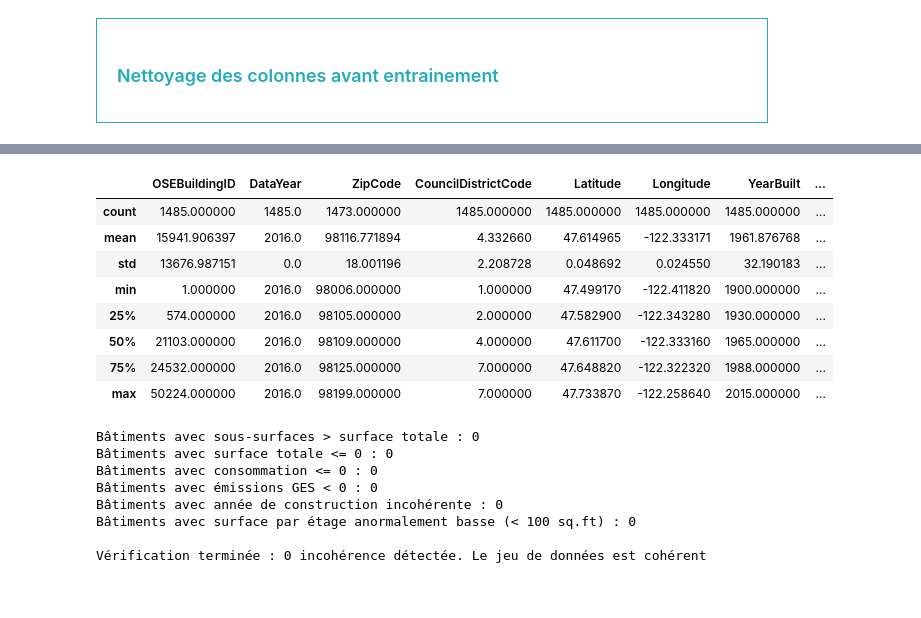
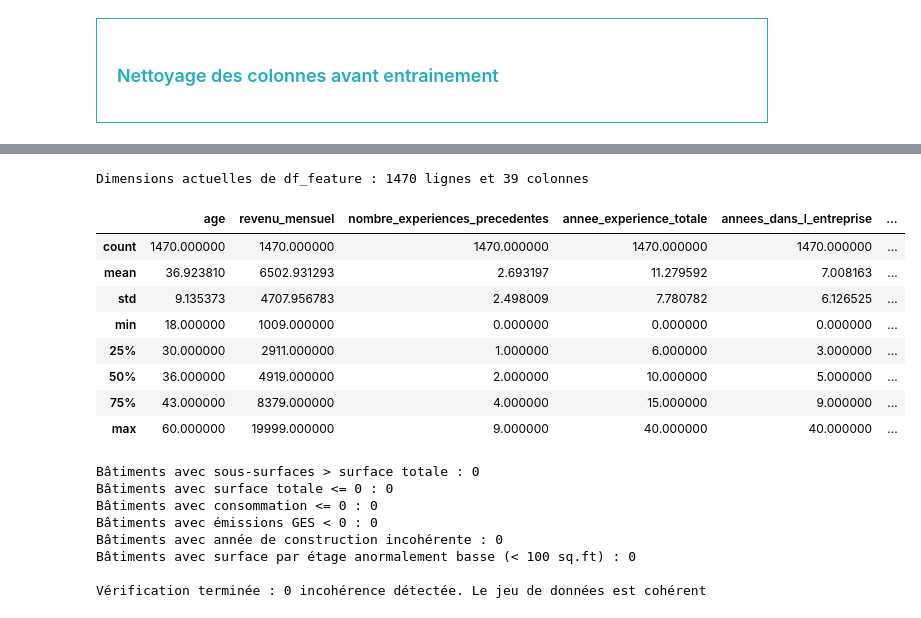
Before and after one commit to Alexis-h2/P4_OC_Classification_RH_turn_over, a Jupyter notebook: Hernandez_Alexis_1_notebook_112026.ipynb, the cells around one changed output, grey strips where cells are left out. Drawn from its saved outputs; the diff is of its cells as text; code cells hidden in the pictures.

```diff
--- a/Hernandez_Alexis_1_notebook_112026.ipynb
+++ b/Hernandez_Alexis_1_notebook_112026.ipynb
@@ -876,0 +962,17 @@ Répartition des nouvelles variables du Bloc 2 :
+# %%
+# bloc 3 : climat social et cumul des insatisfactions (questionnaires de satisfaction)
+
+# nb_insatisfactions = somme(scores de satisfaction <= 2) | Nombre de dimensions professionnelles jugées insatisfaisantes (de 0 à 4)
+
+cols_satisfaction = [
+    "satisfaction_employee_environnement",
+    "satisfaction_employee_nature_travail",
+    "satisfaction_employee_equipe",
+    "satisfaction_employee_equilibre_pro_perso",
+]
+
+# Nombre de dimensions professionnelles jugées insatisfaisantes (note <= 2 sur 4)
+df_feature["nb_insatisfactions"] = (df_feature[cols_satisfaction] <= 2).sum(axis=1)
+
+print("Répartition de nb_insatisfactions (nombre de notes <= 2) :")
+display(df_feature["nb_insatisfactions"].value_counts().sort_index())
@@ -1066,15 +1157,19 @@ df_non_residential_log.head()
+# %%
+print(f"Dimensions actuelles de df_feature : {df_feature.shape[0]} lignes et {df_feature.shape[1]} colonnes")
+# %% [output]
+Dimensions actuelles de df_feature : 1470 lignes et 39 colonnes
 # %%
-df_non_residential_log.describe()
+df_feature.describe()
 # %% [output]
-|  | OSEBuildingID | DataYear | ZipCode | CouncilDistrictCode | Latitude | Longitude | YearBuilt | ... |
-| count | 1485.000000 | 1485.0 | 1473.000000 | 1485.000000 | 1485.000000 | 1485.000000 | 1485.000000 | ... |
-| mean | 15941.906397 | 2016.0 | 98116.771894 | 4.332660 | 47.614965 | -122.333171 | 1961.876768 | ... |
-| std | 13676.987151 | 0.0 | 18.001196 | 2.208728 | 0.048692 | 0.024550 | 32.190183 | ... |
-| min | 1.000000 | 2016.0 | 98006.000000 | 1.000000 | 47.499170 | -122.411820 | 1900.000000 | ... |
-| 25% | 574.000000 | 2016.0 | 98105.000000 | 2.000000 | 47.582900 | -122.343280 | 1930.000000 | ... |
-| 50% | 21103.000000 | 2016.0 | 98109.000000 | 4.000000 | 47.611700 | -122.333160 | 1965.000000 | ... |
-| 75% | 24532.000000 | 2016.0 | 98125.000000 | 7.000000 | 47.648820 | -122.322320 | 1988.000000 | ... |
-| max | 50224.000000 | 2016.0 | 98199.000000 | 7.000000 | 47.733870 | -122.258640 | 2015.000000 | ... |
+|  | age | revenu_mensuel | nombre_experiences_precedentes | annee_experience_totale | annees_dans_l_entreprise | ... |
+| count | 1470.000000 | 1470.000000 | 1470.000000 | 1470.000000 | 1470.000000 | ... |
+| mean | 36.923810 | 6502.931293 | 2.693197 | 11.279592 | 7.008163 | ... |
+| std | 9.135373 | 4707.956783 | 2.498009 | 7.780782 | 6.126525 | ... |
+| min | 18.000000 | 1009.000000 | 0.000000 | 0.000000 | 0.000000 | ... |
+| 25% | 30.000000 | 2911.000000 | 1.000000 | 6.000000 | 3.000000 | ... |
+| 50% | 36.000000 | 4919.000000 | 2.000000 | 10.000000 | 5.000000 | ... |
+| 75% | 43.000000 | 8379.000000 | 4.000000 | 15.000000 | 9.000000 | ... |
+| max | 60.000000 | 19999.000000 | 9.000000 | 40.000000 | 40.000000 | ... |
 # %%
 # Vérification de présence d'incohérences
 # Incohérence : sous-surfaces supérieures à la surface totale
```
Also changed, not shown: parts of 18 cells of this notebook, 3 other files.
